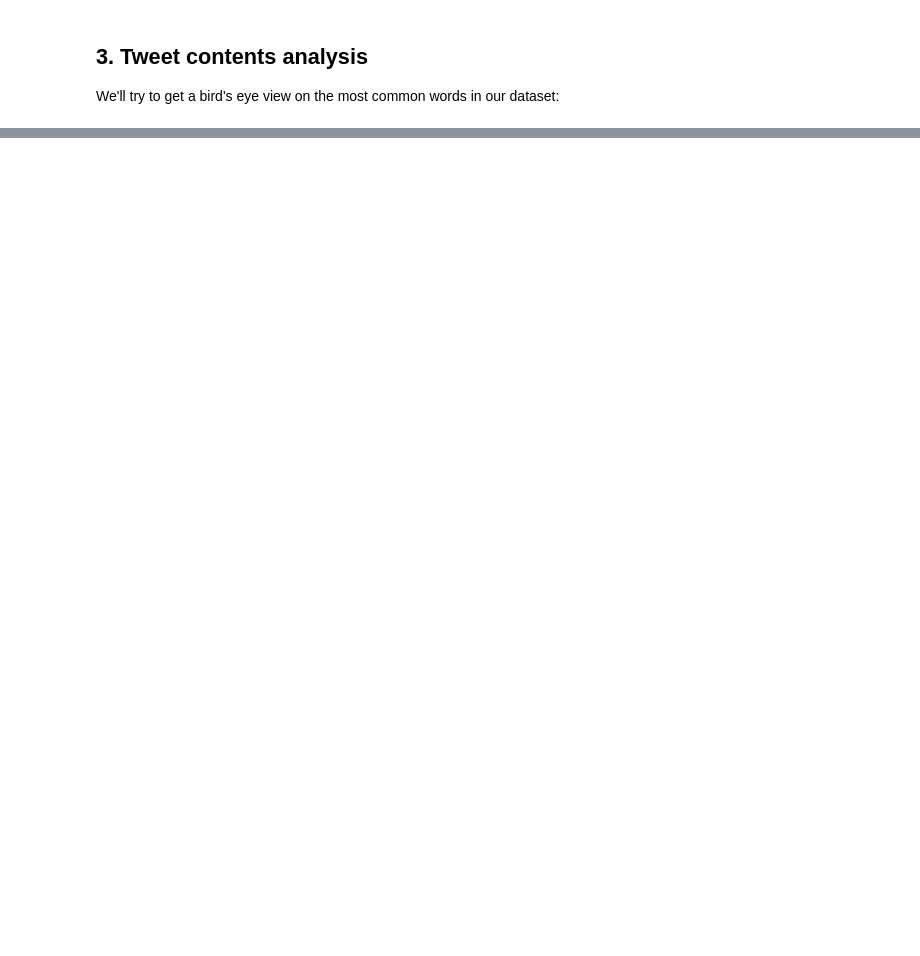
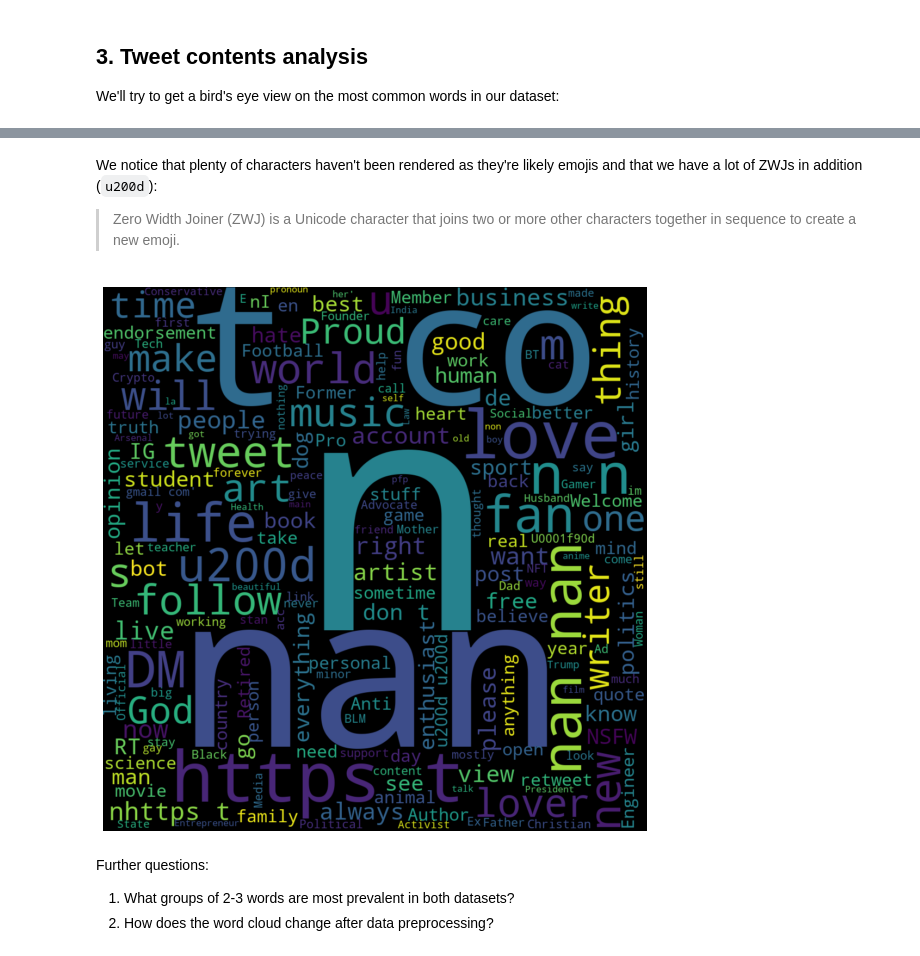
Before and after one commit to sabinagio/what-s-the-matter, a Jupyter notebook: tweets_and_user_data_EDA.ipynb, the cells around one changed output, grey strips where cells are left out. Cells and saved outputs as stored; diff of their text form; code cells hidden in the pictures; blank space fills up the shorter version.

Commit message:
Add further questions

```diff
--- a/tweets_and_user_data_EDA.ipynb
+++ b/tweets_and_user_data_EDA.ipynb
@@ -233,0 +253,12 @@ It would be interesting to explore further in what context `co` is used, as it's
+# %% [markdown]
+We notice that plenty of characters haven't been rendered as they're likely emojis and that we have a lot of ZWJs in addition (`u200d`):
+
+> Zero Width Joiner (ZWJ) is a Unicode character that joins two or more other characters together in sequence to create a new emoji.
+# %%
+birds_eye(users.description)
+# %% [output]
+[figure, added]
+# %% [markdown]
+Further questions:
+1. What groups of 2-3 words are most prevalent in both datasets?
+2. How does the word cloud change after data preprocessing?
```
Also changed, not shown: parts of 6 cells of this notebook.
